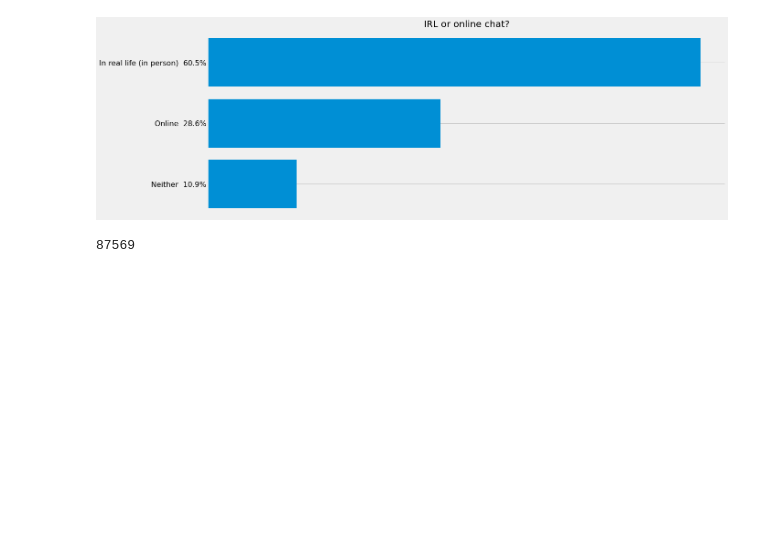
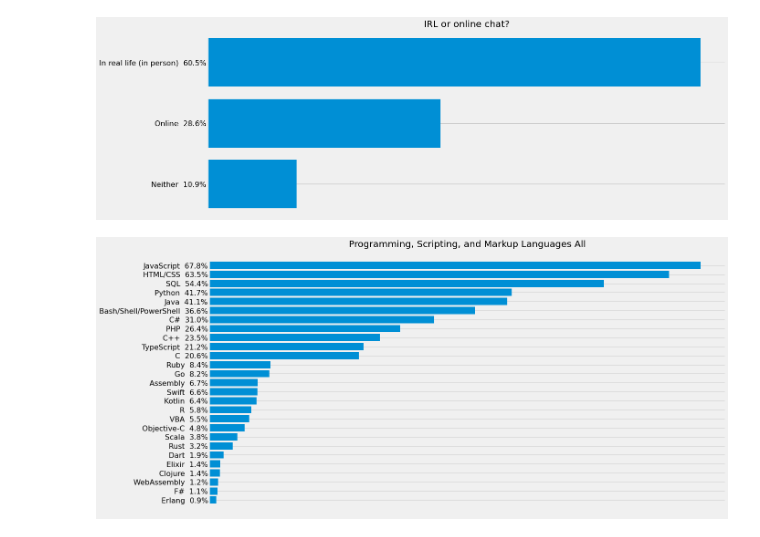
Before and after one commit to qristinius/Stackoverflow-Survey-2019, a Jupyter notebook: dev_survey_results_2019.ipynb, the cells around one changed output. Saved outputs shown, nothing was run; the diff lists cells and outputs as text; code cells hidden in the pictures; blank space fills up the shorter version.

```diff
--- a/dev_survey_results_2019.ipynb
+++ b/dev_survey_results_2019.ipynb
@@ -1008,9 +1008,45 @@ for item in items:
 Build_Barh_sizes(key_Phrases, Quantity, extraversion, "fivethirtyeight", False , (18,7), "IRL or online chat?")
 # %% [output]
 [figure]
-# %%
-lang_worked_with = data["LanguageWorkedWith"]
-lang_worked_with.dropna(inplace = True)
-len(lang_worked_with)
-# %% [output]
-87569
+# %%
+lang_worked_with = data["LanguageWorkedWith"]
+lang_worked_with.dropna(inplace  =True)
+
+#სია რომელშიც  other ები არ იქნება
+languageworkedwit_no_others = []
+
+#lang_worked_with დან ვშლი ცალკეულად მდგომ other ებს
+for i in lang_worked_with:
+  if i == "Other(s):":
+    a = 6
+  else:
+    languageworkedwit_no_others.append(i.split(";"))
+
+union = []
+
+for i in languageworkedwit_no_others:
+      for k in i:
+        if k ==  "Other(s):" :
+          a = 5
+        else:
+          union.append(k)
+
+counted = Counter(union)
+
+Counted = sort_dict_by_value(counted, False)  #იყენებს ძემოთა ფუქნციას
+
+
+key_Phrases = []  #ინახავს ფრაზებს
+Quantity = []   # ინახავს რაოდენობას
+
+
+
+items = Counted.items()    # ფაქტიურად დიქშინარის გარდაქმნის ლისთად
+
+for item in items:        # ანაწილებს ფრაზებს და რაოდენობებს სათანადო სიებში
+    key_Phrases.append(item[0])   # უშვებს ფრაზებს
+    Quantity.append(item[1])      # უშვებს რიცხვით მნიშვნელობებს
+
+Build_Barh_sizes(key_Phrases, Quantity, languageworkedwit_no_others, "fivethirtyeight", False , (18,10), "Programming, Scripting, and Markup Languages All")
+# %% [output]
+[figure, added]
```
Also changed, not shown: parts of 1 cell of this notebook.
